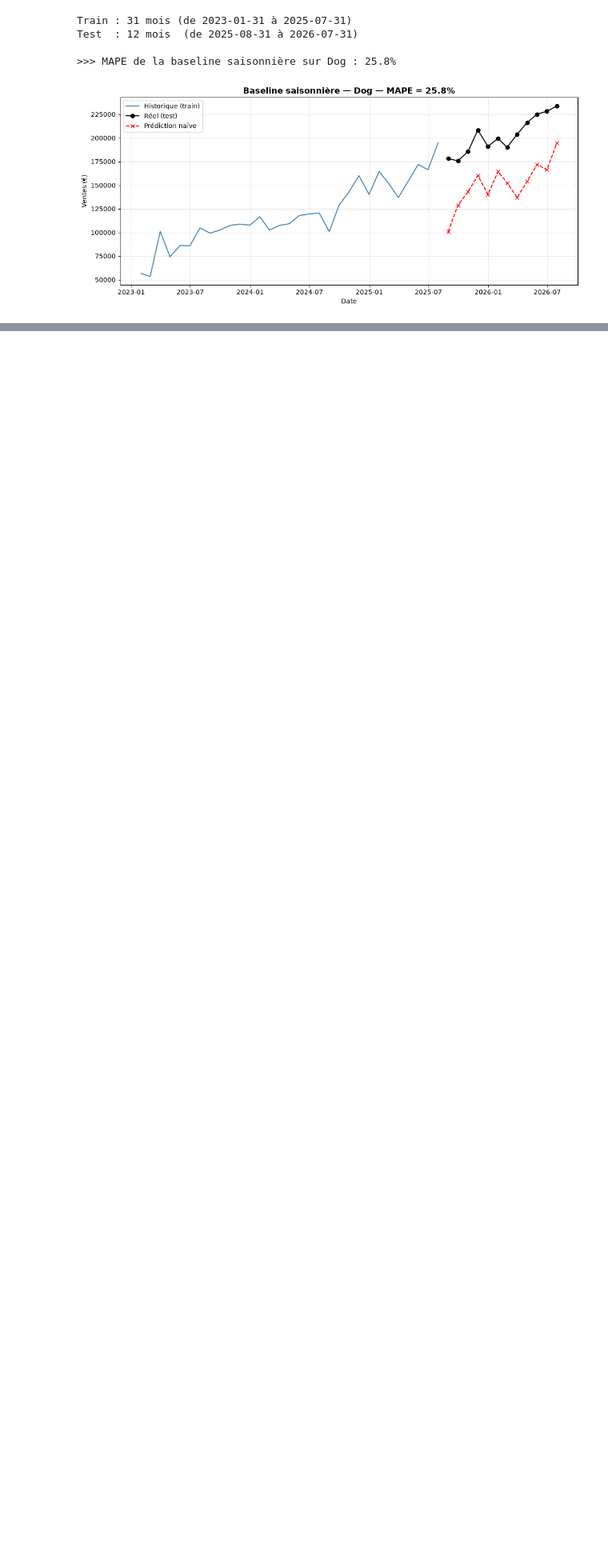
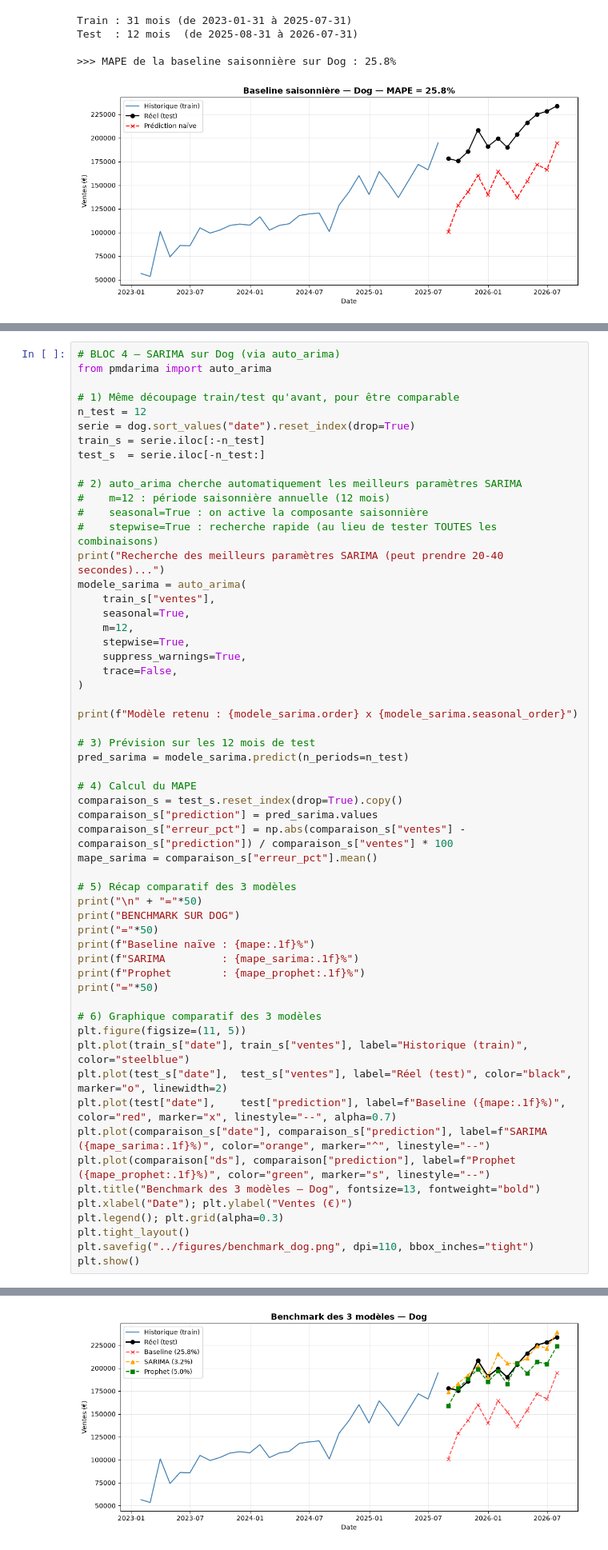
Before and after one commit to JoffrayDA/memoire-forecast-edgardcooper, a Jupyter notebook: notebooks/forecast.ipynb, the cells around one changed output, grey strips where cells are left out. Shown at 80% size. Drawn from its saved outputs; the diff is of its cells as text; blank space fills up the shorter version.

```diff
--- a/notebooks/forecast.ipynb
+++ b/notebooks/forecast.ipynb
@@ -91,0 +148,58 @@ Test  : 12 mois  (de 2025-08-31 à 2026-07-31)
+# %%
+# BLOC 4 — SARIMA sur Dog (via auto_arima)
+from pmdarima import auto_arima
+
+# 1) Même découpage train/test qu'avant, pour être comparable
+n_test = 12
+serie = dog.sort_values("date").reset_index(drop=True)
+train_s = serie.iloc[:-n_test]
+test_s  = serie.iloc[-n_test:]
+
+# 2) auto_arima cherche automatiquement les meilleurs paramètres SARIMA
+#    m=12 : période saisonnière annuelle (12 mois)
+#    seasonal=True : on active la composante saisonnière
+#    stepwise=True : recherche rapide (au lieu de tester TOUTES les combinaisons)
+print("Recherche des meilleurs paramètres SARIMA (peut prendre 20-40 secondes)...")
+modele_sarima = auto_arima(
+    train_s["ventes"],
+    seasonal=True,
+    m=12,
+    stepwise=True,
+    suppress_warnings=True,
+    trace=False,
+)
+
+print(f"Modèle retenu : {modele_sarima.order} x {modele_sarima.seasonal_order}")
+
+# 3) Prévision sur les 12 mois de test
+pred_sarima = modele_sarima.predict(n_periods=n_test)
+
+# 4) Calcul du MAPE
+comparaison_s = test_s.reset_index(drop=True).copy()
+comparaison_s["prediction"] = pred_sarima.values
+comparaison_s["erreur_pct"] = np.abs(comparaison_s["ventes"] - comparaison_s["prediction"]) / comparaison_s["ventes"] * 100
+mape_sarima = comparaison_s["erreur_pct"].mean()
+
+# 5) Récap comparatif des 3 modèles
+print("\n" + "="*50)
+print("BENCHMARK SUR DOG")
+print("="*50)
+print(f"Baseline naïve : {mape:.1f}%")
+print(f"SARIMA         : {mape_sarima:.1f}%")
+print(f"Prophet        : {mape_prophet:.1f}%")
+print("="*50)
+
+# 6) Graphique comparatif des 3 modèles
+plt.figure(figsize=(11, 5))
+plt.plot(train_s["date"], train_s["ventes"], label="Historique (train)", color="steelblue")
+plt.plot(test_s["date"],  test_s["ventes"], label="Réel (test)", color="black", marker="o", linewidth=2)
+plt.plot(test["date"],    test["prediction"], label=f"Baseline ({mape:.1f}%)", color="red", marker="x", linestyle="--", alpha=0.7)
+plt.plot(comparaison_s["date"], comparaison_s["prediction"], label=f"SARIMA ({mape_sarima:.1f}%)", color="orange", marker="^", linestyle="--")
+plt.plot(comparaison["ds"], comparaison["prediction"], label=f"Prophet ({mape_prophet:.1f}%)", color="green", marker="s", linestyle="--")
+plt.title("Benchmark des 3 modèles — Dog", fontsize=13, fontweight="bold")
+plt.xlabel("Date"); plt.ylabel("Ventes (€)")
+plt.legend(); plt.grid(alpha=0.3)
+plt.tight_layout()
+plt.savefig("../figures/benchmark_dog.png", dpi=110, bbox_inches="tight")
+plt.show()
+# %% [output]
@@ -91,0 +216 @@ Test  : 12 mois  (de 2025-08-31 à 2026-07-31)
+[figure, added]
```
Also changed, not shown: parts of 2 cells of this notebook, 1 other file.
